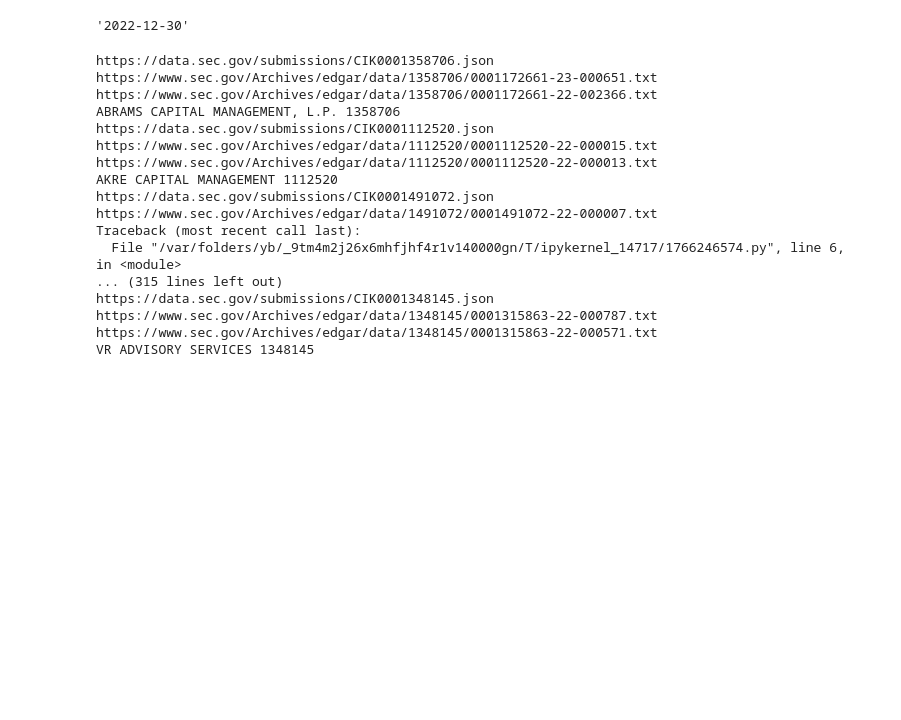
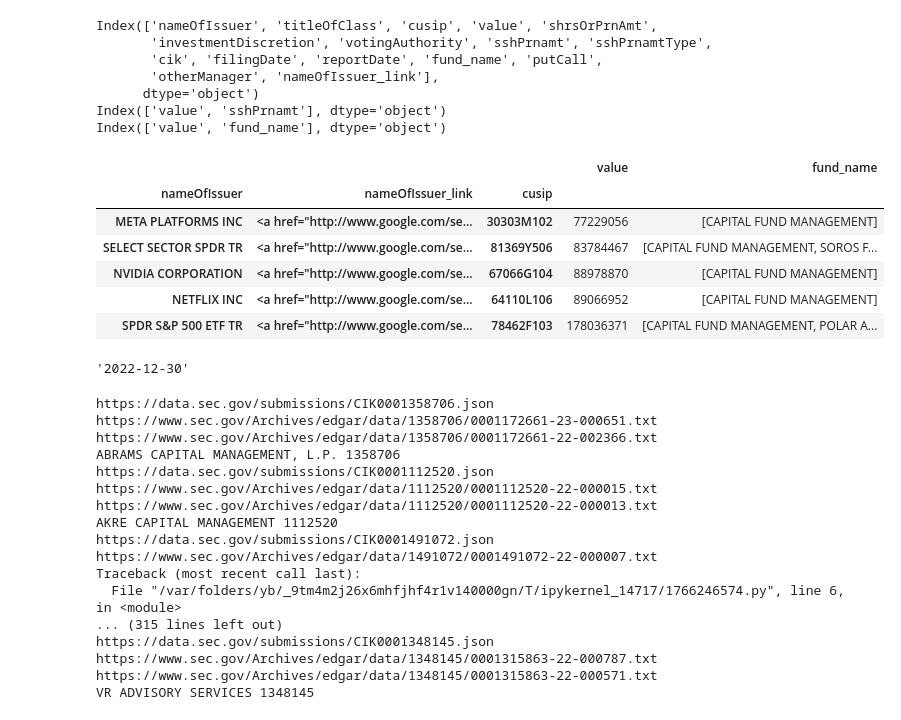
Before and after one commit to whs2k/stockFries_gha, a Jupyter notebook: notebooks/0.4.0-shorts.ipynb, the cells around one changed output. Cells and saved outputs as stored; diff of their text form; code cells hidden in the pictures; blank space fills up the shorter version.

Commit message:
Removing Options From Filings

```diff
--- a/notebooks/0.4.0-shorts.ipynb
+++ b/notebooks/0.4.0-shorts.ipynb
@@ -12,0 +41,14 @@ figi_api_key = '34dada0c-5a22-4f5a-a095-739afe8fe591'
+# %%
+df_all = pd.DataFrame()
+for fund in fund_dict:
+    try:
+        fund_name = fund
+        cik = fund_dict[fund].split('CIK=')[1].split('&')[0]
+        df_fund = create_holdings_df(cik_=cik,fund_name_=fund_name)
+        df_all = pd.concat([df_all, df_fund]).reset_index(drop=True)
+        print(fund_name, cik)
+    except:
+        print(traceback.format_exc())
+        continue
+
+#df_all.to_csv('data_by_stocks.csv',index=False)
@@ -13,3 +73,26 @@ figi_api_key = '34dada0c-5a22-4f5a-a095-739afe8fe591'
+# %%
+df_heavy, df_hot, df_cold, df_puts = process_scraped_data_(df_all)
+# %%
+print(df_all.columns)
+print(df_heavy.columns)
+print(df_puts.columns)
+df_all[df_all.putCall=='Put'].reset_index().tail()# =='Call']
+df_puts.sort_values('value').tail()
+# %% [output]
+Index(['nameOfIssuer', 'titleOfClass', 'cusip', 'value', 'shrsOrPrnAmt',
+       'investmentDiscretion', 'votingAuthority', 'sshPrnamt', 'sshPrnamtType',
+       'cik', 'filingDate', 'reportDate', 'fund_name', 'putCall',
+       'otherManager', 'nameOfIssuer_link'],
+      dtype='object')
+Index(['value', 'sshPrnamt'], dtype='object')
+Index(['value', 'fund_name'], dtype='object')
+|  |  |  | value | fund_name |
+| nameOfIssuer | nameOfIssuer_link | cusip |  |  |
+| META PLATFORMS INC | <a href="http://www.google.com/se... | 30303M102 | 77229056 | [CAPITAL FUND MANAGEMENT] |
+| SELECT SECTOR SPDR TR | <a href="http://www.google.com/se... | 81369Y506 | 83784467 | [CAPITAL FUND MANAGEMENT, SOROS F... |
+| NVIDIA CORPORATION | <a href="http://www.google.com/se... | 67066G104 | 88978870 | [CAPITAL FUND MANAGEMENT] |
+| NETFLIX INC | <a href="http://www.google.com/se... | 64110L106 | 89066952 | [CAPITAL FUND MANAGEMENT] |
+| SPDR S&P 500 ETF TR | <a href="http://www.google.com/se... | 78462F103 | 178036371 | [CAPITAL FUND MANAGEMENT, POLAR A... |
 # %%
 ninty_days_ago = (datetime.today() - timedelta(days=90)).strftime('%Y-%m-%d')
 #ninty_days_ago = (datetime.strptime("2023-03-30", '%Y-%m-%d') - timedelta(days=90)).strftime('%Y-%m-%d')
```
Also changed, not shown: parts of 3 cells of this notebook, 5 other files.
